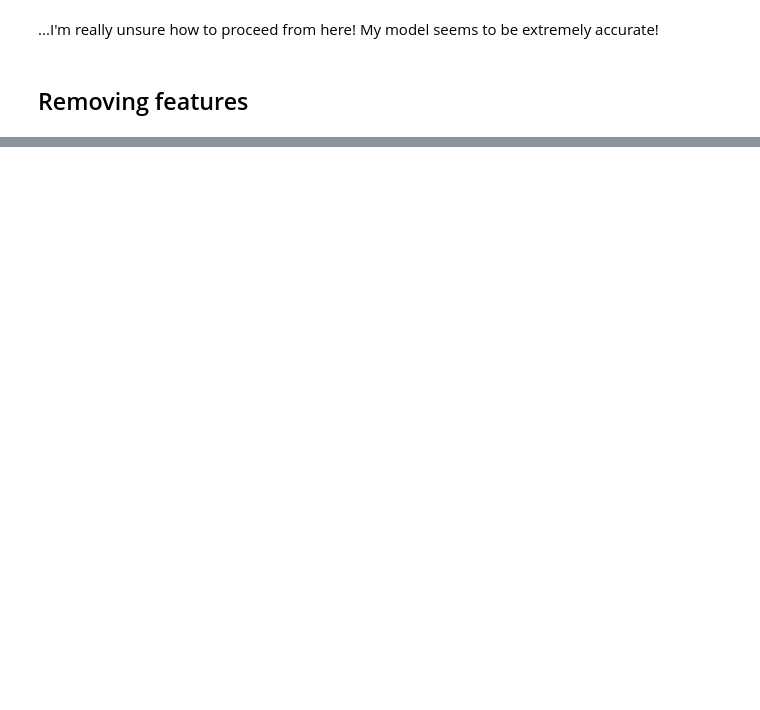
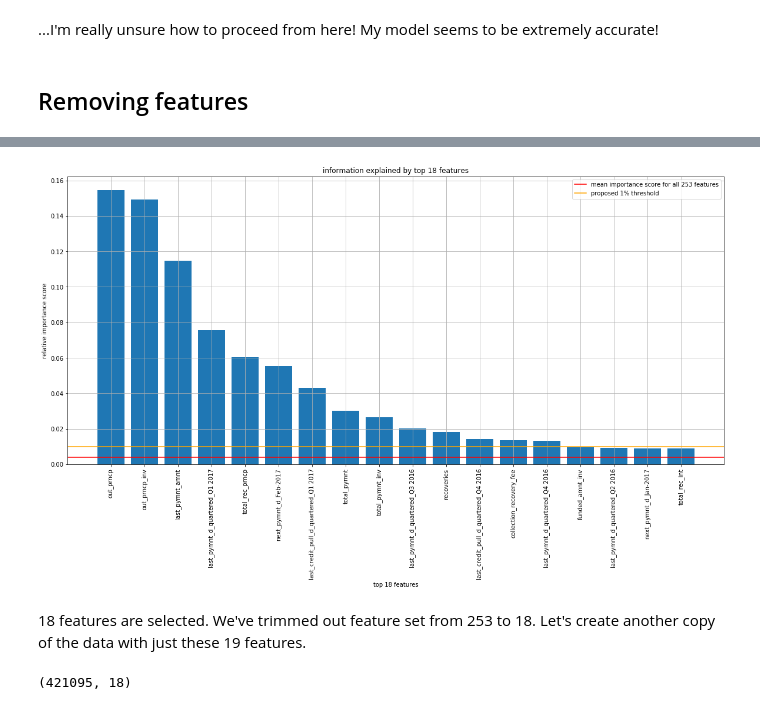
Before and after one commit to chanvarma/chanvarma-thinkful, a Jupyter notebook: others/24.6-random-forest-drill.ipynb, the cells around one changed output, grey strips where cells are left out. Drawn from its saved outputs; the diff is of its cells as text; code cells hidden in the pictures; blank space fills up the shorter version.

```diff
--- a/others/24.6-random-forest-drill.ipynb
+++ b/others/24.6-random-forest-drill.ipynb
@@ -260,0 +256,5 @@ plt.show()
+# %%
+from sklearn.feature_selection import SelectFromModel
+
+sfm = SelectFromModel(rfc, threshold=0.01)
+sfm.fit(X_train, Y_train)
@@ -260,0 +279,3 @@ plt.show()
+# %%
+selected_features_indices = sfm.get_support(indices=True)
+selected_features_indices
@@ -260,0 +285,9 @@ plt.show()
+# %%
+selected_features = {}
+
+for index, key in enumerate(feat_imps.keys()):
+    if index in selected_features_indices:
+        selected_features[key] = feat_imps[key]
+
+selected_features = {k: v for k, v in sorted(selected_features.items(), key=lambda item: item[1], reverse=True)}
+selected_features
@@ -260,0 +313,22 @@ plt.show()
+# %%
+plt.figure(figsize=(20, 9))
+plt.bar(x=selected_features.keys(), height=selected_features.values())
+plt.grid()
+plt.axhline(y=np.mean(list(feat_imps.values())), color='red',
+            label='mean importance score for all 253 features')
+plt.axhline(y=0.01, color='orange', label='proposed 1% threshold')
+plt.xticks(rotation=90)
+plt.ylabel('relative importance score')
+plt.xlabel('top {} features'.format(len(selected_features)))
+plt.title('information explained by top {} features'.format(len(selected_features)))
+plt.legend()
+plt.show()
+# %% [output]
+[figure, added]
+# %% [markdown]
+18 features are selected. We've trimmed out feature set from 253 to 18. Let's create another copy of the data with just these 19 features.
+# %%
+X2 = X[selected_features.keys()].copy()
+X2.shape
+# %% [output]
+(421095, 18)
```
Also changed, not shown: parts of 24 cells of this notebook.
